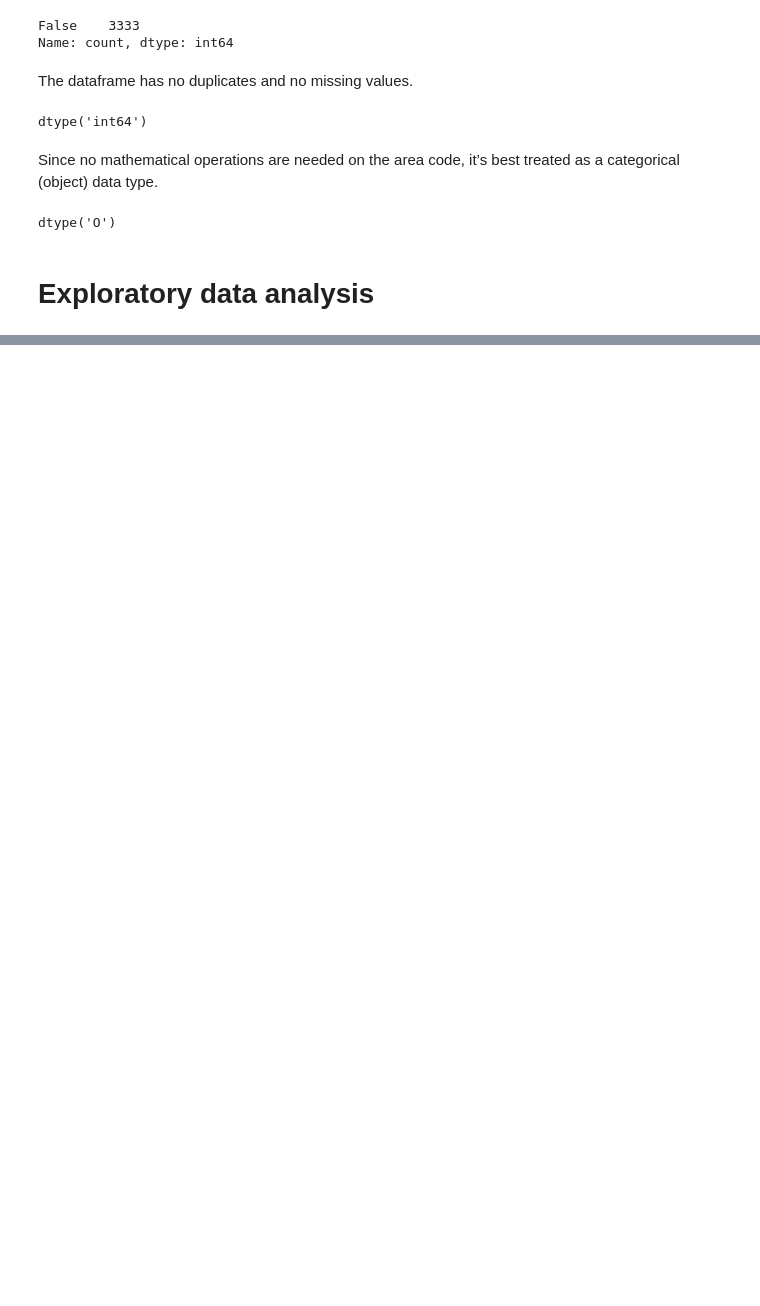
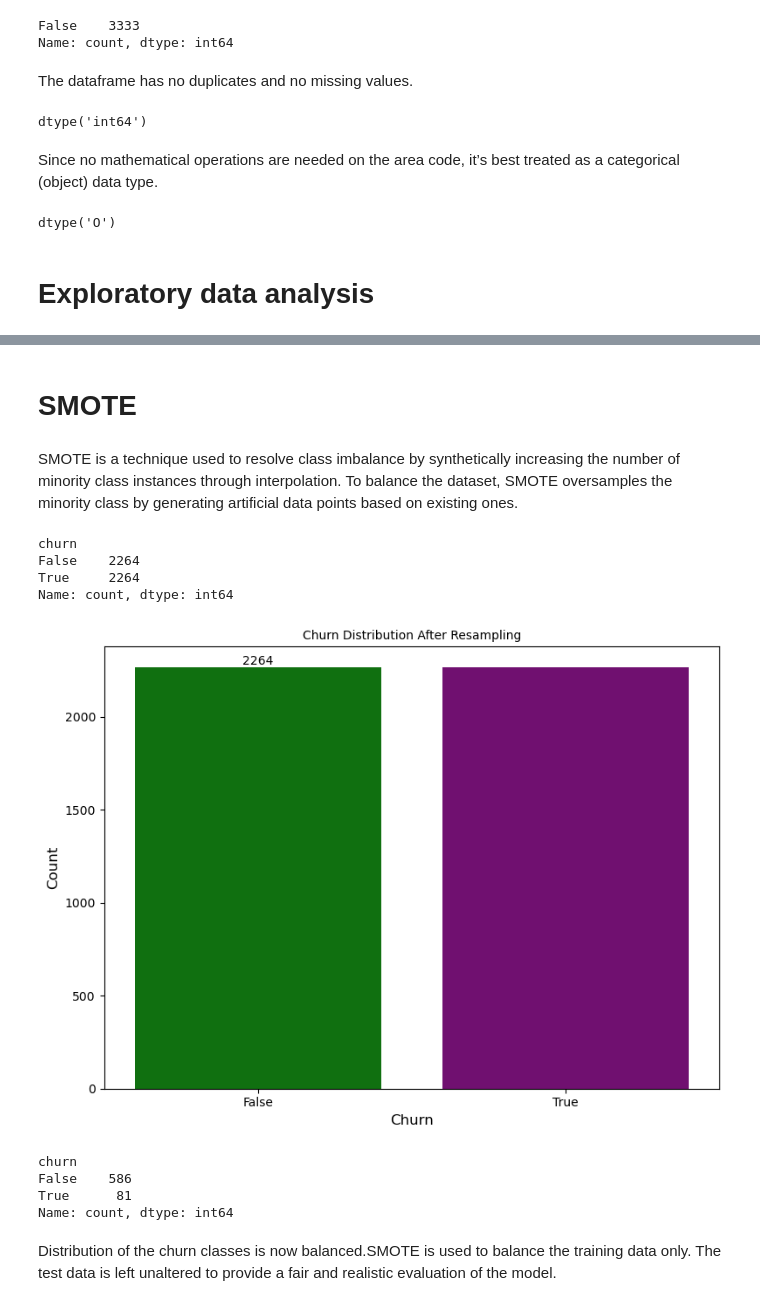
Before and after one commit to bengatmercy/mercychebet, a Jupyter notebook: Desktop/FINAL _PROJECT _PHASE/syria_customer_analysis.ipynb, the cells around one changed output, grey strips where cells are left out. Drawn from its saved outputs; the diff is of its cells as text; code cells hidden in the pictures; blank space fills up the shorter version.

```diff
--- a/Desktop/FINAL _PROJECT _PHASE/syria_customer_analysis.ipynb
+++ b/Desktop/FINAL _PROJECT _PHASE/syria_customer_analysis.ipynb
@@ -140,0 +264,7 @@ dtype('O')
+# %%
+#select predictor and target variables
+y = df['churn']
+X = df.drop(columns=['churn', 'phone number'])
+
+# split the data into train and test sets
+X_train, X_test, y_train, y_test = train_test_split(X, y, test_size=0.2, random_state =43)
@@ -140,0 +283,5 @@ dtype('O')
+# %%
+# Creating dummy variables for the categorical columns
+X_train = pd.get_dummies(X_train,drop_first=True)
+X_test = pd.get_dummies(X_test, drop_first=True)
+X_train.head()
@@ -140,0 +296,40 @@ dtype('O')
+# %% [markdown]
+# SMOTE
+# %% [markdown]
+SMOTE is a technique used to resolve class imbalance by synthetically increasing the number of minority class instances through interpolation.
+To balance the dataset, SMOTE oversamples the minority class by generating artificial data points based on existing ones.
+# %%
+# Fit SMOTE to training data
+smote = SMOTE(random_state=123)
+X_train_resampled, y_train_resampled = smote.fit_resample(X_train, y_train)
+
+# Preview synthetic sample class distribution
+print(pd.Series(y_train_resampled).value_counts())
+# %% [output]
+churn
+False    2264
+True     2264
+Name: count, dtype: int64
+# %%
+# Bar chart of class distribution
+fig, ax = plt.subplots(figsize=(8, 6))
+
+sns.countplot(x=y_train_resampled, hue=y_train_resampled, palette=['green', 'purple'], ax=ax, legend=False)
+ax.set_xlabel('Churn', fontsize=12)
+ax.set_ylabel('Count', fontsize=12)
+ax.set_title('Churn Distribution After Resampling', fontsize=10)
+ax.bar_label(ax.containers[0], fmt='%.0f')  # Add count labels on bars
+plt.tight_layout()
+plt.show()
+# %% [output]
+[figure, added]
+# %%
+# SMOTE not applied to test data
+y_test.value_counts()
+# %% [output]
+churn
+False    586
+True      81
+Name: count, dtype: int64
+# %% [markdown]
+Distribution of the churn classes is now balanced.SMOTE is used to balance the training data only. The test data is left unaltered to provide a fair and realistic evaluation of the model.
```
Also changed, not shown: parts of 18 cells of this notebook.
